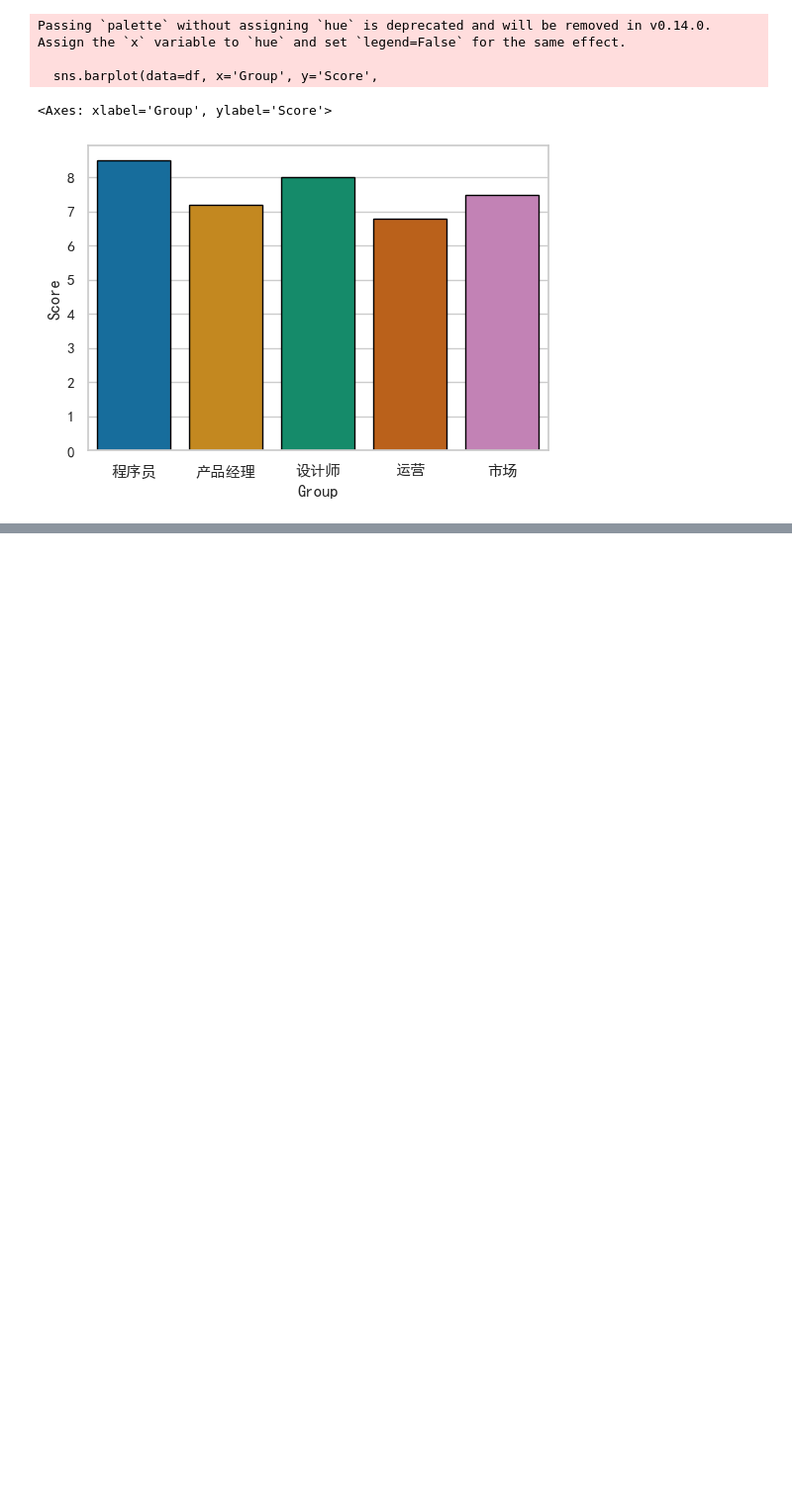
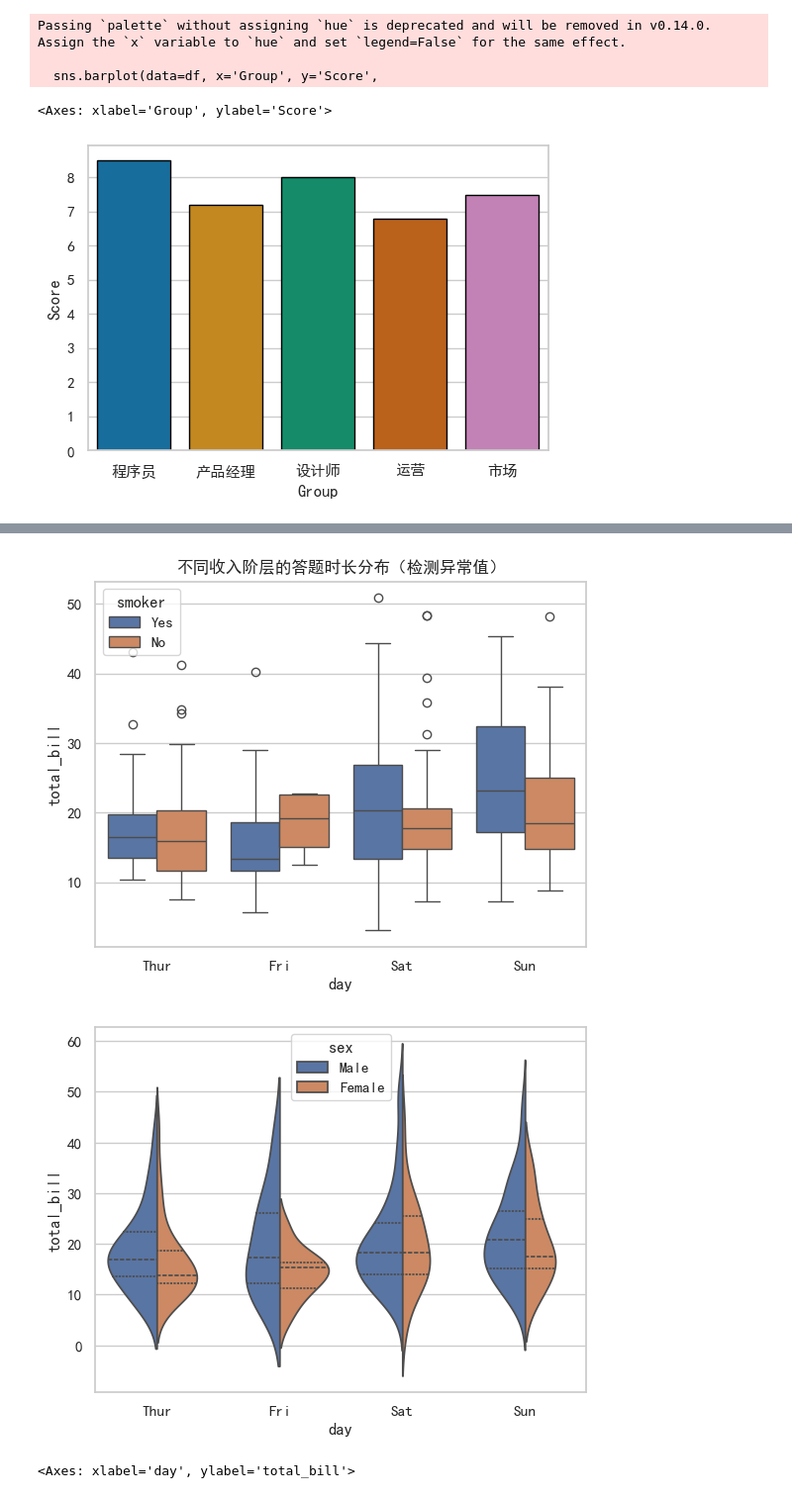
Before and after one commit to UMP4u/knowledge-handbook, a Jupyter notebook: survey_process/seaborn.ipynb, the cells around one changed output, grey strips where cells are left out. Shown at 99% size. Saved outputs shown, nothing was run; the diff lists cells and outputs as text; code cells hidden in the pictures; blank space fills up the shorter version.

```diff
--- a/survey_process/seaborn.ipynb
+++ b/survey_process/seaborn.ipynb
@@ -67,6 +94,19 @@ plt.show()
 # %%
 # 4. 箱线图 (Box Plot)：看“数据的极端情况”
 
-sns.boxplot(data=clean_df, x='income_level', y='duration')
+sns.boxplot(data=tips, x='day', y='total_bill',hue='smoker' )
 plt.title('不同收入阶层的答题时长分布（检测异常值）')
 plt.show()
+
+#4.1. 小提琴图
+sns.violinplot(data=tips, x='day', y='total_bill', hue='sex', split=True, inner='quart')
+# inner:'quart'：画出四分位线;'box'：在中间画一个迷你箱线图
+# split: True 使用hue时，小提琴合并成一个（一边一组）
+plt.show()
+
+#4.2 蜂群图（叠加在箱线图或小提琴图之上）
+sns.swarmplot(data=tips, x="day", y="total_bill", hue="sex", size=4)
+# %% [output]
+[figure, added]
+[figure, added]
+<Axes: xlabel='day', ylabel='total_bill'>
```
Also changed, not shown: parts of 10 cells of this notebook, 1 other file.
